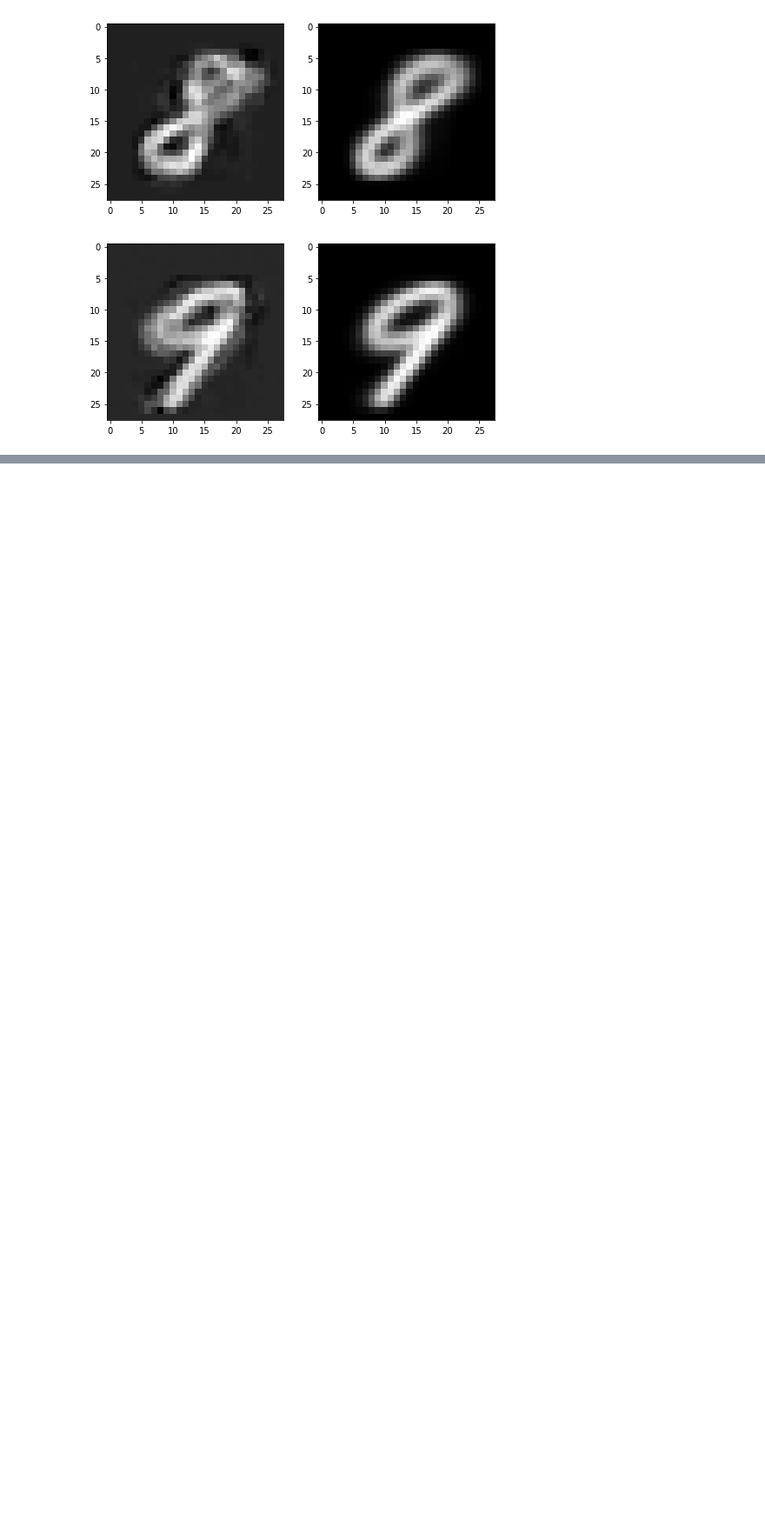
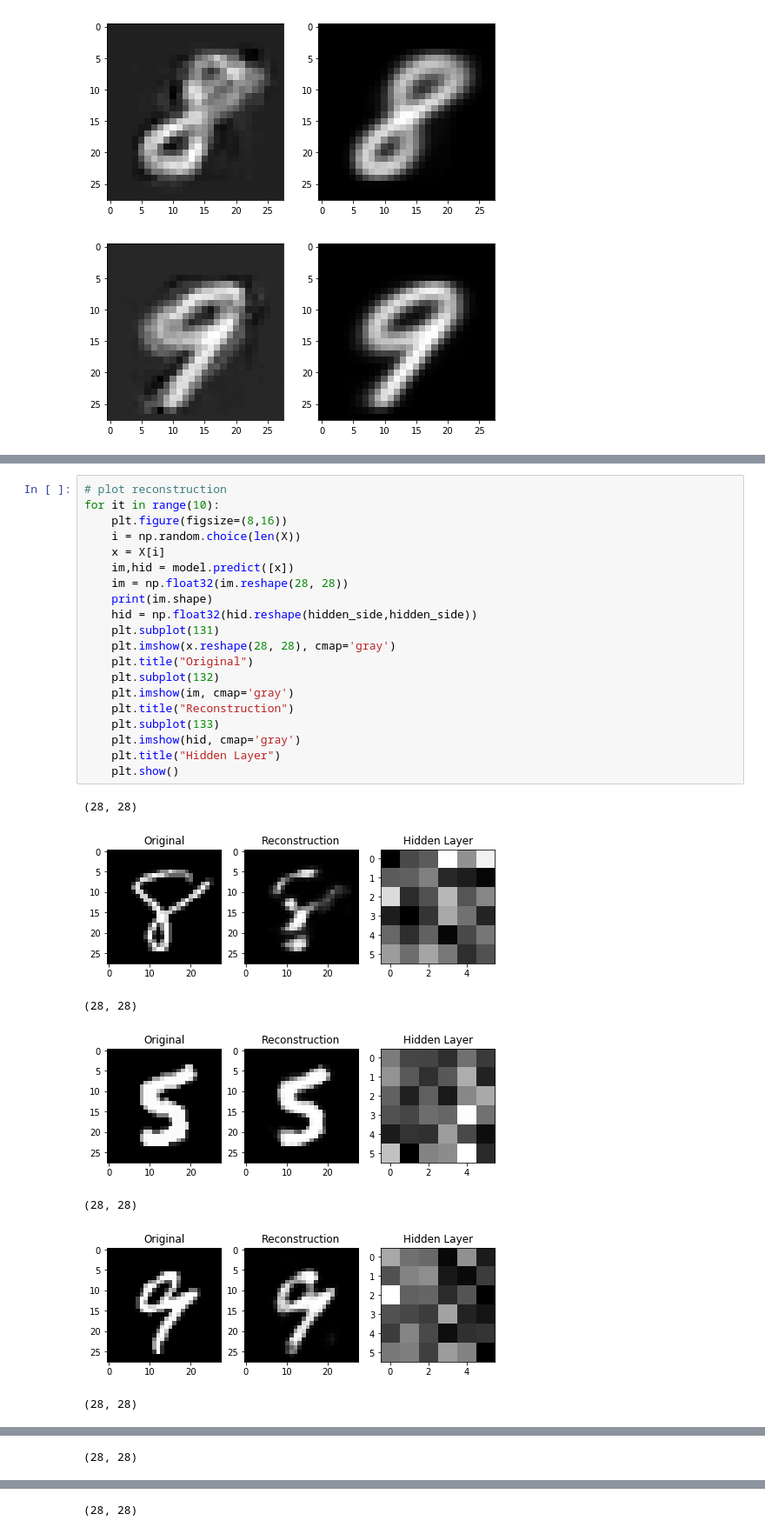
Before and after one commit to yosoufe/machine_learning_examples, a Jupyter notebook: unsupervised_class3/MyWork.ipynb, the cells around one changed output, grey strips where cells are left out. Shown: that part at 87% size. Saved outputs shown, nothing was run; the diff lists cells and outputs as text; blank space fills up the shorter version.

```diff
--- a/unsupervised_class3/MyWork.ipynb
+++ b/unsupervised_class3/MyWork.ipynb
@@ -138,0 +226,28 @@ Reading in and transforming data...
+# %%
+# plot reconstruction
+for it in range(10):
+    plt.figure(figsize=(8,16))
+    i = np.random.choice(len(X))
+    x = X[i]
+    im,hid = model.predict([x])
+    im = np.float32(im.reshape(28, 28))
+    print(im.shape)
+    hid = np.float32(hid.reshape(hidden_side,hidden_side))
+    plt.subplot(131)
+    plt.imshow(x.reshape(28, 28), cmap='gray')
+    plt.title("Original")
+    plt.subplot(132)
+    plt.imshow(im, cmap='gray')
+    plt.title("Reconstruction")
+    plt.subplot(133)
+    plt.imshow(hid, cmap='gray')
+    plt.title("Hidden Layer")
+    plt.show()
+# %% [output]
+(28, 28)
+[figure, added]
+(28, 28)
+[figure, added]
+(28, 28)
+[figure, added]
+(28, 28)
@@ -138,0 +255 @@ Reading in and transforming data...
+(28, 28)
@@ -138,0 +257 @@ Reading in and transforming data...
+(28, 28)
```
Also changed, not shown: parts of 6 cells of this notebook.
